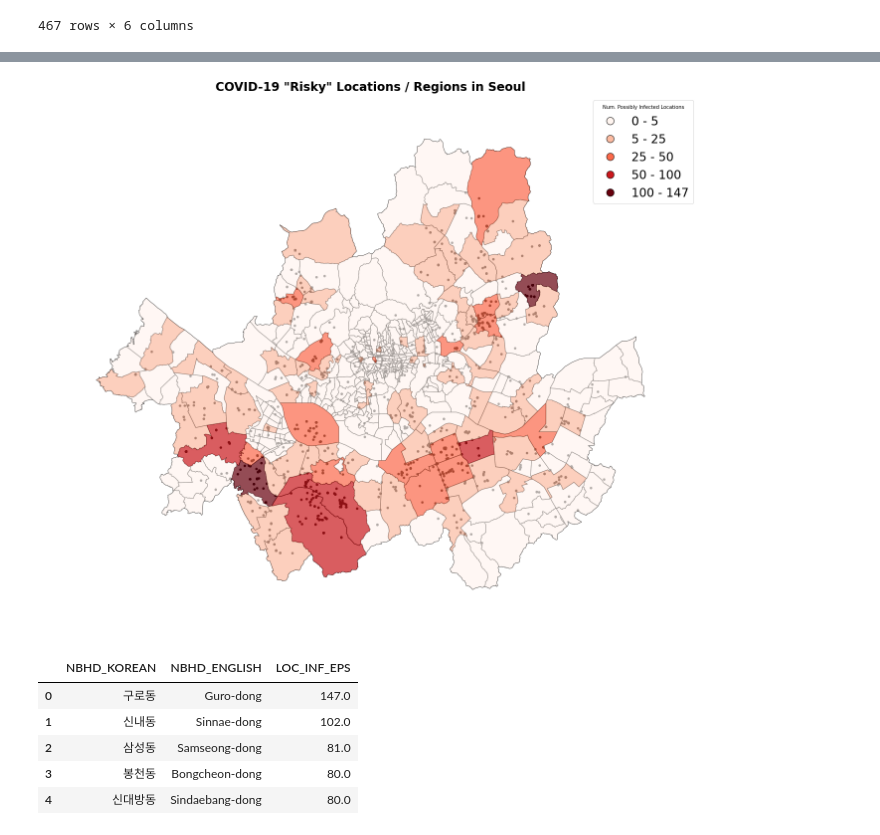
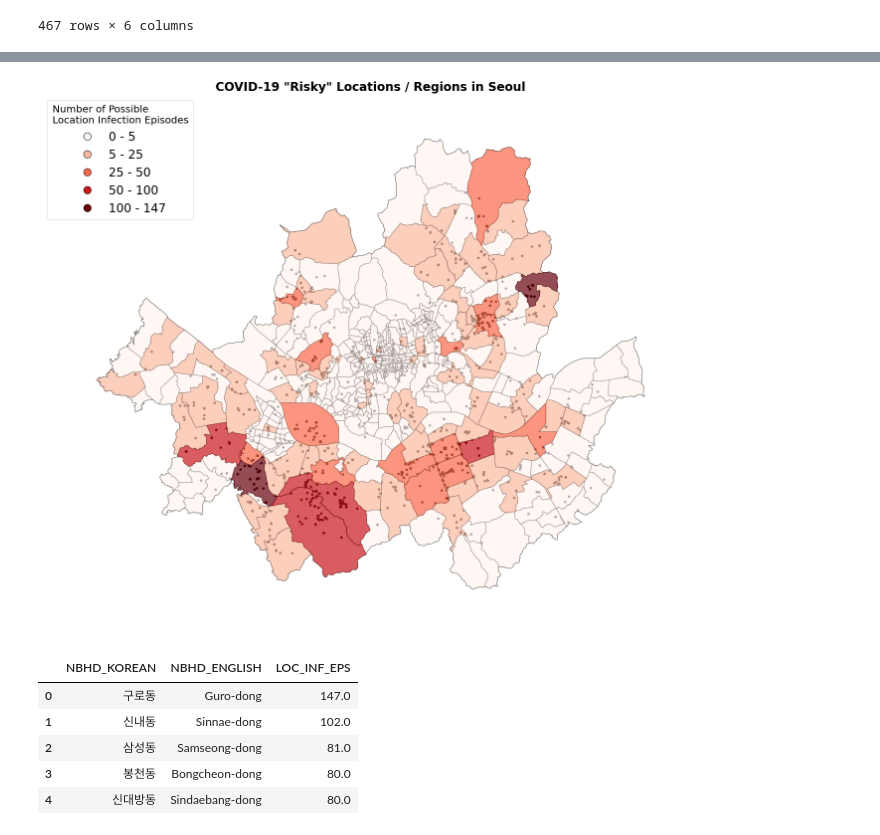
Before and after one commit to tarcisobraz/covid19-skorea, a Jupyter notebook: code/final-notebooks/q3-risky-neighborhoods-seoul.ipynb, the cells around one changed output, grey strips where cells are left out. Saved outputs shown, nothing was run; the diff lists cells and outputs as text; code cells hidden in the pictures.

Commit message:
Small adjustments tts to final plots and saving the plots to the assets folder to be used in the blog post.

```diff
--- a/code/final-notebooks/q3-risky-neighborhoods-seoul.ipynb
+++ b/code/final-notebooks/q3-risky-neighborhoods-seoul.ipynb
@@ -413,35 +452,45 @@ top_risk_nbhs
 # %%
-# Note: this code sample requires geoplot>=0.4.0.
+f, axis = plt.subplots(figsize=(30, 20),subplot_kw={'projection': geoplot.crs.WebMercator()})
 
-# ax = geoplot.kdeplot(
-#     seoul_p_route_gdf, cmap='Reds', projection=geoplot.crs.WebMercator(), figsize=(12, 12),
-#     shade=True, alpha = 0.5
-# )
-# geoplot.pointplot(seoul_p_route_gdf, s=1, color='black', ax=ax);
-# geoplot.polyplot(seoul_shape, ax=ax);
+geoplot.choropleth(
+    seoul_risk_places_per_nbh_gdf,
+    hue=seoul_risk_places_per_nbh_gdf.num_risk_places,
+    scheme=scheme,
+    cmap='Reds',
+    legend=True,
+    projection=geoplot.crs.WebMercator(),
+    alpha=0.7,ax = axis,
+    legend_kwargs={'title': 'Number of Possible\nLocation Infection Episodes',
+                   'fontsize': 24, 'markersize':15,
+                   'markeredgecolor':'black',
+                   'title_fontsize': 20,
+                   'loc':'upper left'}
+)
 
-ax = geoplot.choropleth(
-    seoul_risk_places_per_nbh_gdf, hue=seoul_risk_places_per_nbh_gdf.num_risk_places, scheme=scheme,
-    cmap='Reds', figsize=(30, 20), legend=True, legend_kwargs={'title': 'Num. Possibly Infected Locations',
-                                                               'fontsize': 24, 'markersize':15,
-                                                               'markeredgecolor':'black'},
-    projection=geoplot.crs.WebMercator(), alpha=0.7
-)
-geoplot.pointplot(seoul_p_route_gdf, s=4, color='black', ax=ax)
+#ax = geoplot.polyplot(seoul_shape);
+
+axis.annotate('Guro-dong',
+            xy=(top_risk_nbhs.head(1).centroid.x,top_risk_nbhs.head(1).centroid.y),
+            clip_on=True,
+            fontsize=12,
+            fontweight="bold",
+            color='#000000')
+
+geoplot.pointplot(seoul_p_route_gdf, s=4, color='black', ax=axis)
 #geoplot.pointplot(top_risk_nbhs.head(10), s=4, color='black', ax=ax);
+geoplot.polyplot(seoul_shape, ax=axis);
 
-geoplot.polyplot(seoul_shape, ax=ax);
 
-for x, y, label in zip(top_risk_nbhs.geometry.x, top_risk_nbhs.geometry.y, top_risk_nbhs.EMD_ENG_NM):
-    ax.annotate(label, xy=(x, y), xytext=(3, 3), textcoords="offset points", clip_on=True)
+#for x, y, label in zip(top_risk_nbhs.geometry.x, top_risk_nbhs.geometry.y, top_risk_nbhs.EMD_ENG_NM):
+#ax.annotate('Test Label', xy=(x, y), xytext=(3, 3), textcoords="offset points", clip_on=True)
 
-ax.set_title('COVID-19 "Risky" Locations / Regions in Seoul', fontsize=24, fontweight="bold");
+axis.set_title('COVID-19 "Risky" Locations / Regions in Seoul', fontsize=24, fontweight="bold");
 
 # for i, geo in top_risk_nbhs.nbh_centroid.iteritems():
 #     ax.annotate(s=i, xy=[geo.x, geo.y], color="red", clip_on=True)
 
 
 # for idx, row in top_risk_nbhs.iterrows():
 #     plt.annotate(s=row['EMD_ENG_NM'], xy=row['nbh_centroid'], horizontalalignment='center')
 # %% [output]
-[figure, old version]
+[figure, new version]
```
Also changed, not shown: parts of 5 cells of this notebook, 7 other files.
